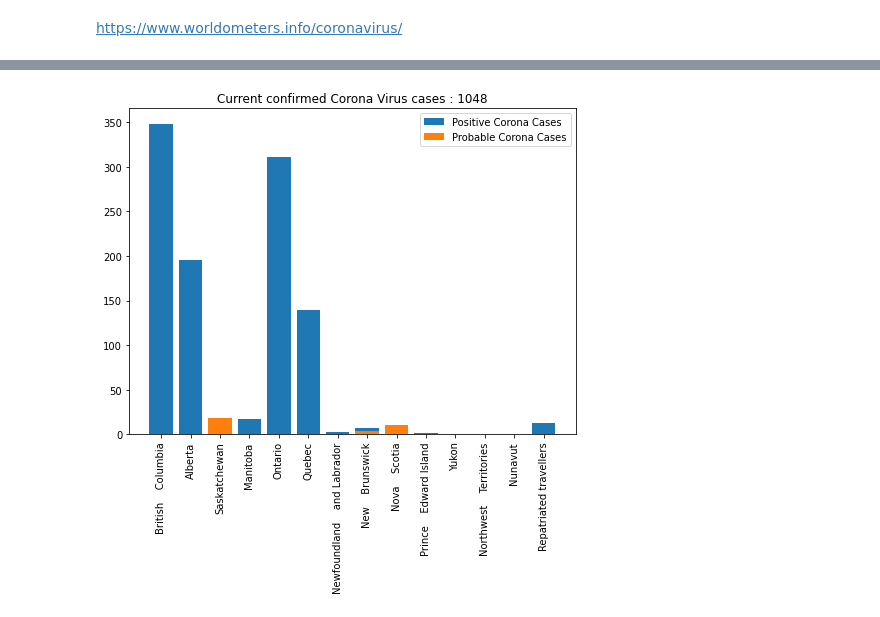
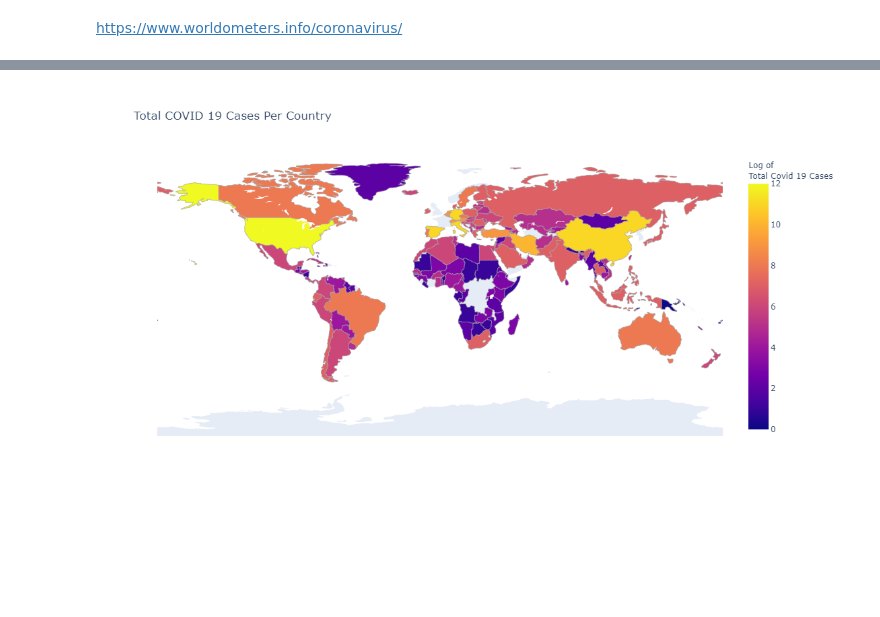
Before and after one commit to nkerecha/COVID19_map, a Jupyter notebook: Corona_extracter.ipynb, the cells around one changed output, grey strips where cells are left out. Saved outputs shown, nothing was run; the diff lists cells and outputs as text; code cells hidden in the pictures; blank space fills up the shorter version.

```diff
--- a/Corona_extracter.ipynb
+++ b/Corona_extracter.ipynb
@@ -20,17 +20,17 @@ for t in table_data:
 # %%
 country_data = []
 count = 0
-while (count <= len(new_list)-8):
+while (count <= len(new_list)-10):
     i = 0
     holder = []
-    while (i <= 8):
+    while (i <= 10):
         holder.append(new_list[count+i])
         i += 1
     country_data.append(holder)
-    count += 9
+    count += 11
 # %%
 list_header = [['Country_Other','Total_Cases','New_Cases','Total_Deaths','New_Deaths','Total_Recovered',
-                'Active_Cases','Serious_Critical','Total_Cases/1M_pop']]
+                'Active_Cases','Serious_Critical','Total_Cases/1M_pop','Total_Deaths 1m/pop','1st Case']]
 uncleaned_data = list_header + country_data
 # %%
 def type_cleaner(given_list,i,j):
@@ -59,6 +64,6 @@ for i in range(1,len(uncleaned_data)):
 # %%
 column_names= ['Country_Other','Total_Cases','New_Cases','Total_Deaths','New_Deaths','Total_Recovered',
-               'Active_Cases','Serious_Critical','Total_Cases/1M_pop']
+               'Active_Cases','Serious_Critical','Total_Cases/1M_pop','Total_Deaths 1m/pop','1st Case']
 df = pd.DataFrame(uncleaned_data[1:],columns =column_names)
 # %%
 df_country_data = df.filter(['Total_Cases','New_Cases','Total_Deaths','New_Deaths','Total_Recovered',
@@ -168,11 +87,0 @@ corona_canada
-# %%
-fig = plt.figure()
-ax = fig.add_subplot(111)
-ax.bar(corona_canada['Province'],corona_canada['Positive_Cases'],label='Positive Corona Cases')
-ax.bar(corona_canada['Province'],corona_canada['Probable_Cases'],label='Probable Corona Cases')
-plt.xticks(rotation=90)
-plt.title("Current confirmed Corona Virus cases : %s"%list_canada[14][1])
-ax.legend(loc='upper right')
-plt.show()
-# %% [output]
-[figure, removed]
@@ -178,0 +90,29 @@ plt.show()
+# %%
+import plotly.graph_objects as go
+merged_inner['text'] = 'Country: ' + merged_inner['name'].astype(str) +'<br>' + 'Cases: ' + merged_inner['Total_Cases'].astype(str)
+fig = go.Figure(data=go.Choropleth(
+    locations = merged_inner['iso_a3'],
+    z = merged_inner['log_data_cases'],
+    text = merged_inner['text'],
+    colorscale = 'Viridis',
+    autocolorscale=True,
+    reversescale=False,
+    marker_line_color='darkgray',
+    marker_line_width=0.5,
+    colorbar_title = 'Log of' + '<br>' + 'Total Covid 19 Cases',
+))
+
+fig.update_layout(
+    title_text='Total COVID 19 Cases Per Country',
+    autosize=False,
+    width=1100,
+    height=600,
+    geo=dict(
+        showframe=False,
+        showcoastlines=False
+    )
+
+)
+fig.show()
+# %% [output]
+[figure, added]
```
Also changed, not shown: parts of 13 cells of this notebook.
